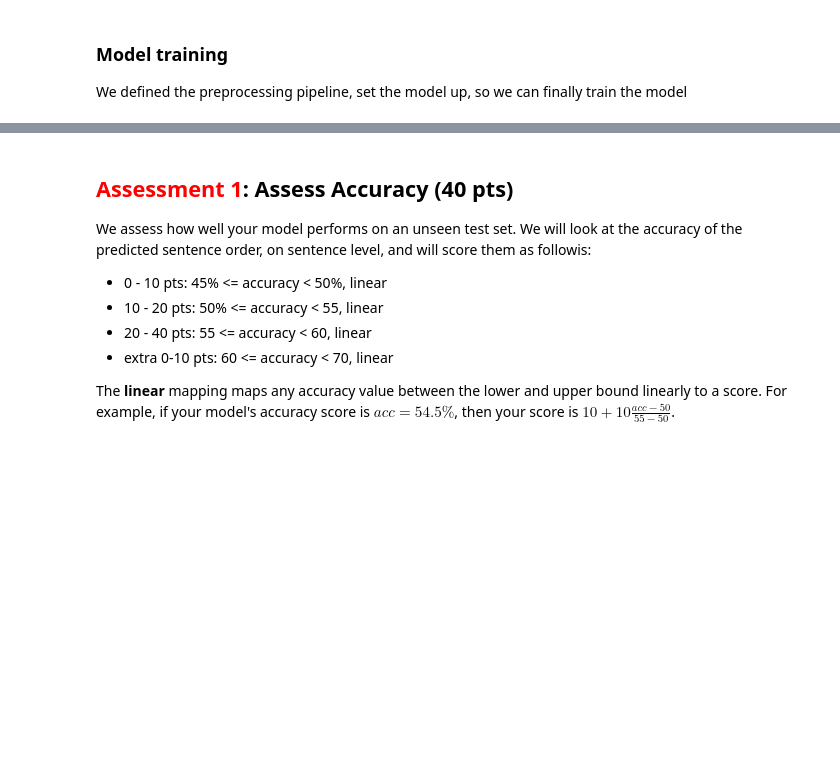
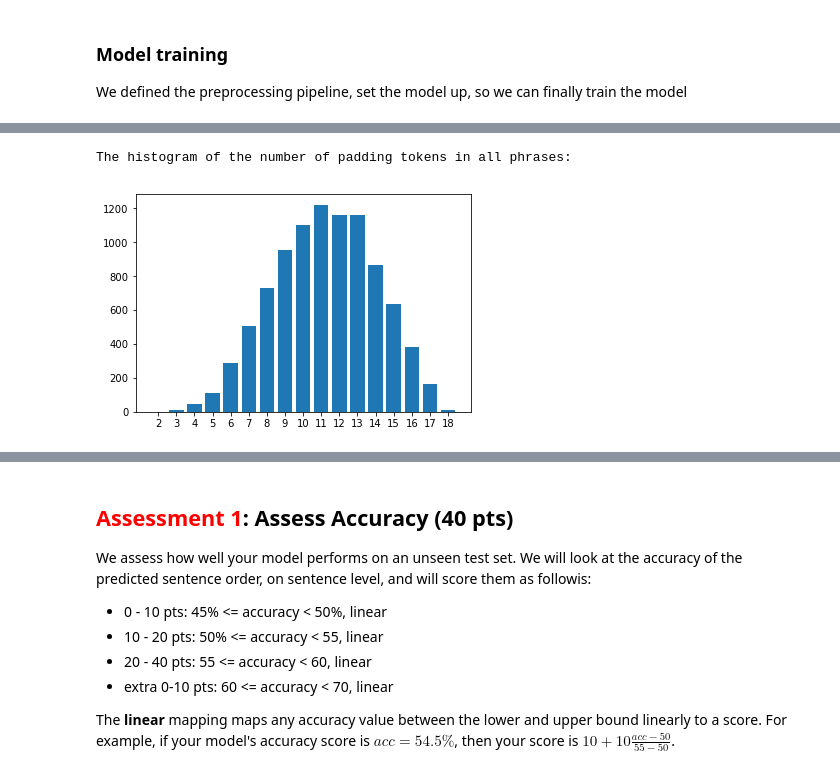
Before and after one commit to bfabiandev/SNLP2017UCL, a Jupyter notebook: stub.ipynb, the cells around one changed output, grey strips where cells are left out. Drawn from its saved outputs; the diff is of its cells as text; code cells hidden in the pictures; blank space fills up the shorter version.

```diff
--- a/stub.ipynb
+++ b/stub.ipynb
@@ -343,0 +438,14 @@ class EarlyStopper(object):
+# %%
+def getFullPadandOOVHistorgrams(stories):
+    stats = {}
+    stats['PAD_hist'] = defaultdict(float)
+    stats['OOV_hist'] = defaultdict(float)
+    for story in stories:
+        for phrase in story:
+            pad_nb = np.count_nonzero(phrase==0)
+            oov_nb = np.count_nonzero(phrase==1)
+            stats['PAD_hist'][pad_nb]+=1.0
+            stats['OOV_hist'][oov_nb]+=1.0
+
+
+    return stats
@@ -1127,0 +1346,9 @@ with tf.Session() as sess:
+# %%
+## Get the histogram of number of OOV and PAD tokens in each phrase for the full dev set
+full_devset_stats = getFullPadandOOVHistorgrams(dev_stories)
+# %%
+print("The histogram of the number of padding tokens in all phrases:")
+plot_histogram(full_devset_stats,'PAD_hist')
+# %% [output]
+The histogram of the number of padding tokens in all phrases:
+[figure, added]
```
Also changed, not shown: parts of 22 cells of this notebook.
